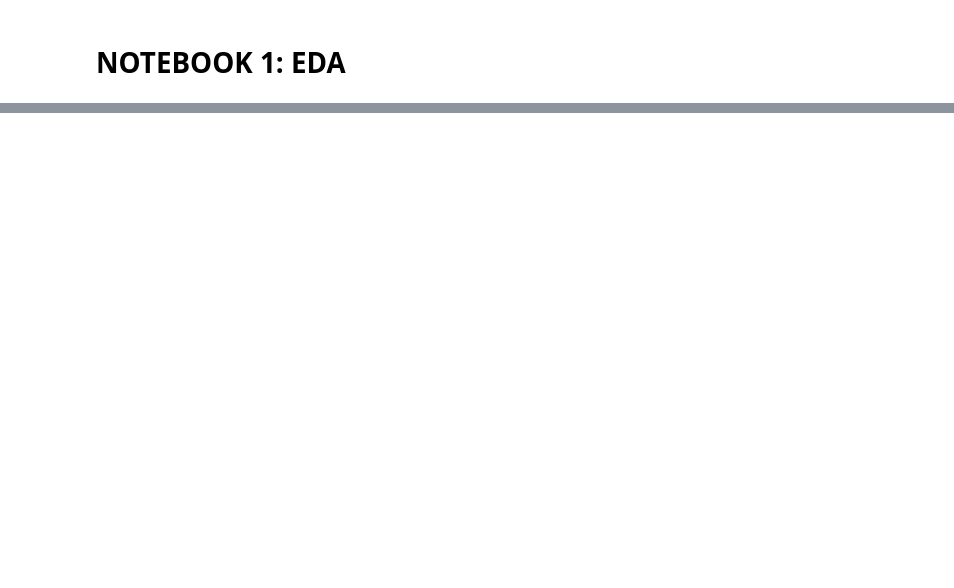
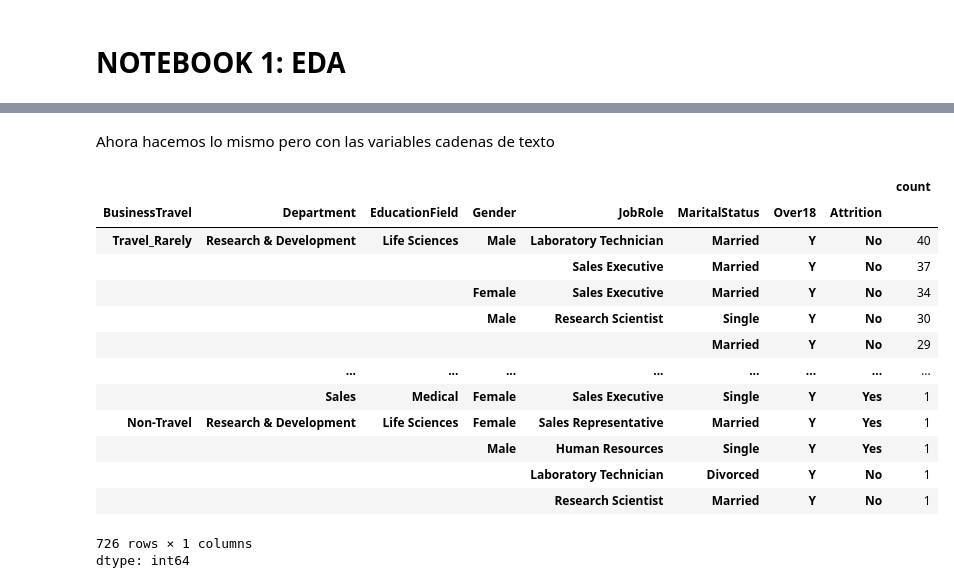
Before and after one commit to 100495802/G11.AA-495802-495702, a Jupyter notebook: P1AA.ipynb, the cells around one changed output, grey strips where cells are left out. Saved outputs shown, nothing was run; the diff lists cells and outputs as text; code cells hidden in the pictures; blank space fills up the shorter version.

```diff
--- a/P1AA.ipynb
+++ b/P1AA.ipynb
@@ -12,4 +12,4 @@ Seguidamente, cargamos los datos elegidos según el estándar especificado para
 ## 1.1. Carga de datos
 # %%
 import pandas as pd
-pd.read_csv("attrition_availabledata_02.csv.gz", compression="gzip", sep=",")
+datos = pd.read_csv("attrition_availabledata_02.csv.gz", compression="gzip", sep=",")
@@ -32,0 +75,20 @@ Warning: Total number of columns (31) exceeds max_columns (20) limiting to first
+# %% [markdown]
+Ahora hacemos lo mismo pero con las variables cadenas de texto
+# %%
+datos.select_dtypes(include=["object"]).value_counts()
+# %% [output]
+|  |  |  |  |  |  |  |  | count |
+| BusinessTravel | Department | EducationField | Gender | JobRole | MaritalStatus | Over18 | Attrition |  |
+| Travel_Rarely | Research & Development | Life Sciences | Male | Laboratory Technician | Married | Y | No | 40 |
+|  |  |  |  | Sales Executive | Married | Y | No | 37 |
+|  |  |  | Female | Sales Executive | Married | Y | No | 34 |
+|  |  |  | Male | Research Scientist | Single | Y | No | 30 |
+|  |  |  |  |  | Married | Y | No | 29 |
+|  | ... | ... | ... | ... | ... | ... | ... | ... |
+|  | Sales | Medical | Female | Sales Executive | Single | Y | Yes | 1 |
+| Non-Travel | Research & Development | Life Sciences | Female | Sales Representative | Married | Y | Yes | 1 |
+|  |  |  | Male | Human Resources | Single | Y | Yes | 1 |
+|  |  |  |  | Laboratory Technician | Divorced | Y | No | 1 |
+|  |  |  |  | Research Scientist | Married | Y | No | 1 |
+726 rows × 1 columns
+dtype: int64
```
Also changed, not shown: parts of 18 cells of this notebook.
